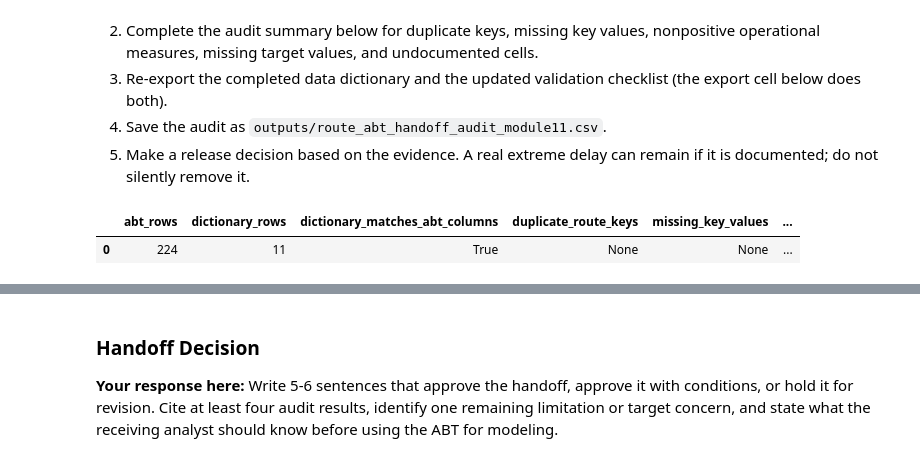
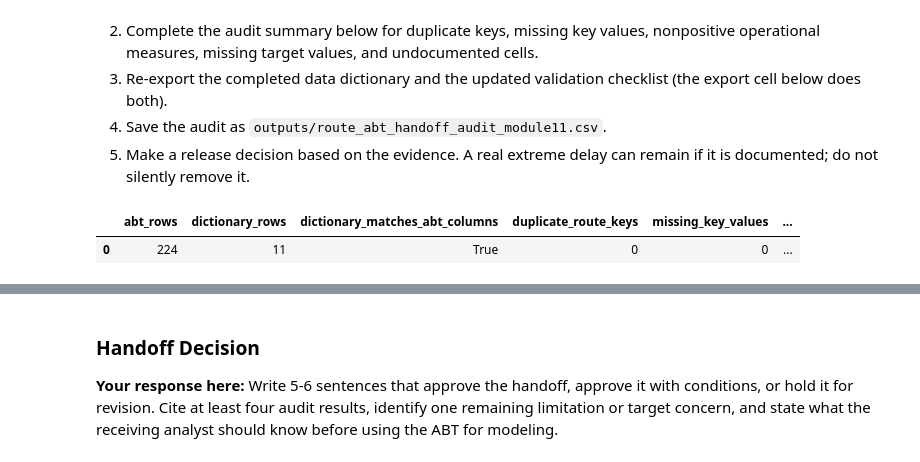
Before and after one commit to kalshaikhli/ban6003-week-11-abt-documentation, a Jupyter notebook: notebooks/module11_abt_documentation_guided_lab.ipynb, the cells around one changed output, grey strips where cells are left out. Cells and saved outputs as stored; diff of their text form; code cells hidden in the pictures.

```diff
--- a/notebooks/module11_abt_documentation_guided_lab.ipynb
+++ b/notebooks/module11_abt_documentation_guided_lab.ipynb
@@ -695,32 +695,49 @@ An analyst on another team will use the route ABT next week and cannot ask you t
 # %%
 # Offline Assignment - complete the TODO values.
 # Replace each None below with code that computes the number, for example route_abt[...].some_check().sum().
 # Hints:
 # - Use .duplicated().sum() on ["origin", "dest"].
 # - Select the two key columns before counting missing values.
 # - Use Boolean conditions such as (route_abt["flight_count"] <= 0).sum().
 # - For documentation, select the four text fields, strip whitespace, compare to "", then sum.
 required_documentation_fields = [
     "description", "source", "transformation_or_derivation", "notes_or_concerns"
 ]
 
 handoff_audit = pd.DataFrame([{
     "abt_rows": len(route_abt),
+
     "dictionary_rows": len(data_dictionary),
+
     "dictionary_matches_abt_columns": len(data_dictionary) == len(route_abt.columns),
-    "duplicate_route_keys": None,  # TODO
-    "missing_key_values": None,  # TODO
-    "nonpositive_flight_counts": None,  # TODO
-    "nonpositive_average_distance": None,  # TODO
-    "nonpositive_average_air_time": None,  # TODO
-    "missing_target_values": None,  # TODO: avg_arr_delay
-    "undocumented_dictionary_cells": None,  # TODO
+
+    "duplicate_route_keys": route_abt[["origin", "dest"]].duplicated().sum(),
+
+    "missing_key_values": route_abt[["origin", "dest"]].isna().sum().sum(),
+
+    "nonpositive_flight_counts": (route_abt["flight_count"] <= 0).sum(),
+
+    "nonpositive_average_distance": (route_abt["avg_distance"] <= 0).sum(),
+
+    "nonpositive_average_air_time": (route_abt["avg_air_time"] <= 0).sum(),
+
+    "missing_target_values": route_abt["avg_arr_delay"].isna().sum(),
+
+    "undocumented_dictionary_cells": (
+        data_dictionary[required_documentation_fields]
+        .fillna("")
+        .astype(str)
+        .apply(lambda col: col.str.strip())
+        .eq("")
+        .sum()
+        .sum()
+    )
 }])
 
 handoff_audit
 # %% [output]
 |  | abt_rows | dictionary_rows | dictionary_matches_abt_columns | duplicate_route_keys | missing_key_values | ... |
-| 0 | 224 | 11 | True | None | None | ... |
+| 0 | 224 | 11 | True | 0 | 0 | ... |
 # %%
 # Run this cell after every TODO above has been replaced with working code.
 if handoff_audit.isna().any(axis=None):
```
Also changed, not shown: parts of 1 cell of this notebook, 1 other file.
